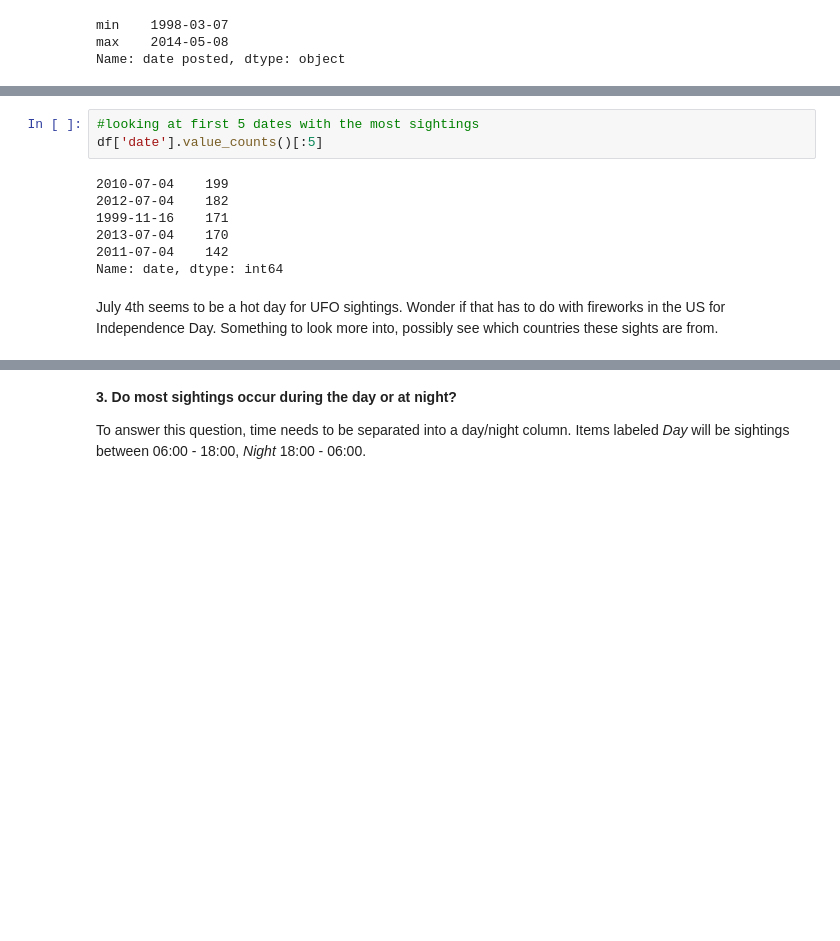
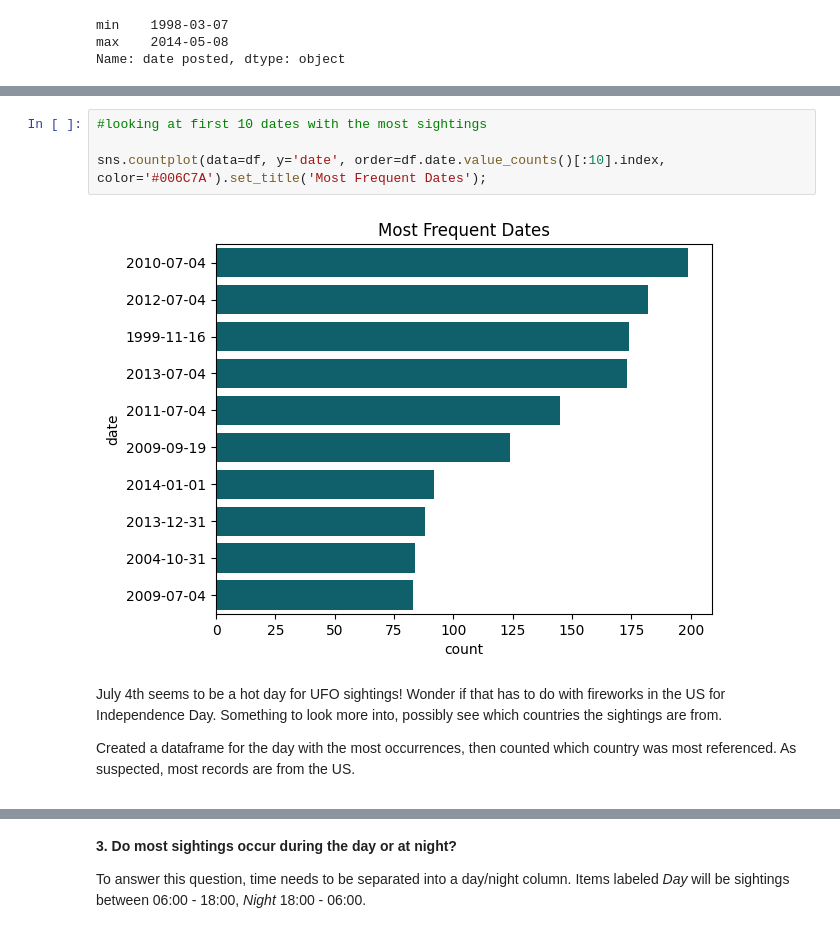
Before and after one commit to xHerandi/UFO-sightings, a Jupyter notebook: main.ipynb, the cells around one changed output, grey strips where cells are left out. Drawn from its saved outputs; the diff is of its cells as text; blank space fills up the shorter version.

```diff
--- a/main.ipynb
+++ b/main.ipynb
@@ -279,12 +239,10 @@ Number of unique date variations:  10084
 # %%
-#looking at first 5 dates with the most sightings
-df['date'].value_counts()[:5]
+#looking at first 10 dates with the most sightings
+
+sns.countplot(data=df, y='date', order=df.date.value_counts()[:10].index, color='#006C7A').set_title('Most Frequent Dates');
 # %% [output]
-2010-07-04    199
-2012-07-04    182
-1999-11-16    171
-2013-07-04    170
-2011-07-04    142
-Name: date, dtype: int64
+[figure, added]
 # %% [markdown]
-<p>July 4th seems to be a hot day for UFO sightings. Wonder if that has to do with fireworks in the US for Independence Day. Something to look more into, possibly see which countries these sights are from.
+<p>July 4th seems to be a hot day for UFO sightings! Wonder if that has to do with fireworks in the US for Independence Day. Something to look more into, possibly see which countries the sightings are from.
+
+Created a dataframe for the day with the most occurrences, then counted which country was most referenced. As suspected, most records are from the US.
```
Also changed, not shown: parts of 31 cells of this notebook.
